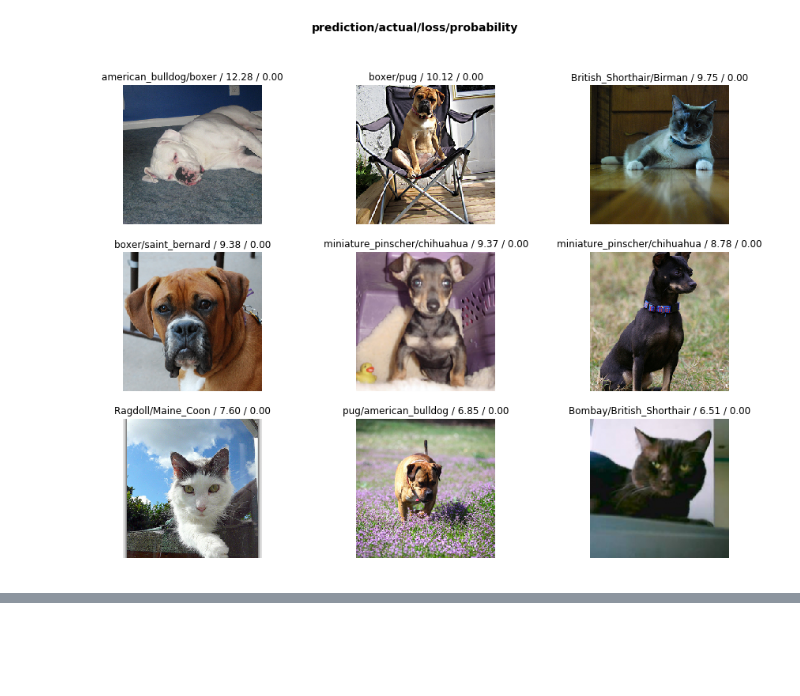
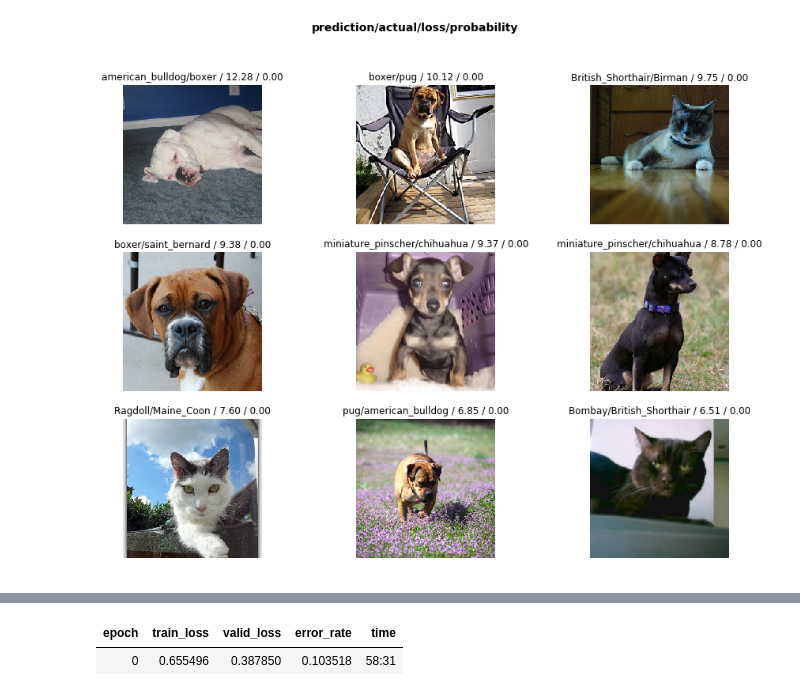
Before and after one commit to LovepreetSingh-09/Deep_Learning_Practicals, a Jupyter notebook: Dog_Breed_Classification.ipynb, the cells around one changed output, grey strips where cells are left out. Saved outputs shown, nothing was run; the diff lists cells and outputs as text; code cells hidden in the pictures; blank space fills up the shorter version.

```diff
--- a/Dog_Breed_Classification.ipynb
+++ b/Dog_Breed_Classification.ipynb
@@ -78,0 +119,6 @@ intepret.plot_top_losses(9,figsize=(15,11))
+# %%
+# Here the loss will much more than the prevvious outing where we trained just last layers
+learn.fit_one_cycle(1)
+# %% [output]
+| epoch | train_loss | valid_loss | error_rate | time |
+| 0 | 0.655496 | 0.387850 | 0.103518 | 58:31 |
```
Also changed, not shown: parts of 8 cells of this notebook.
